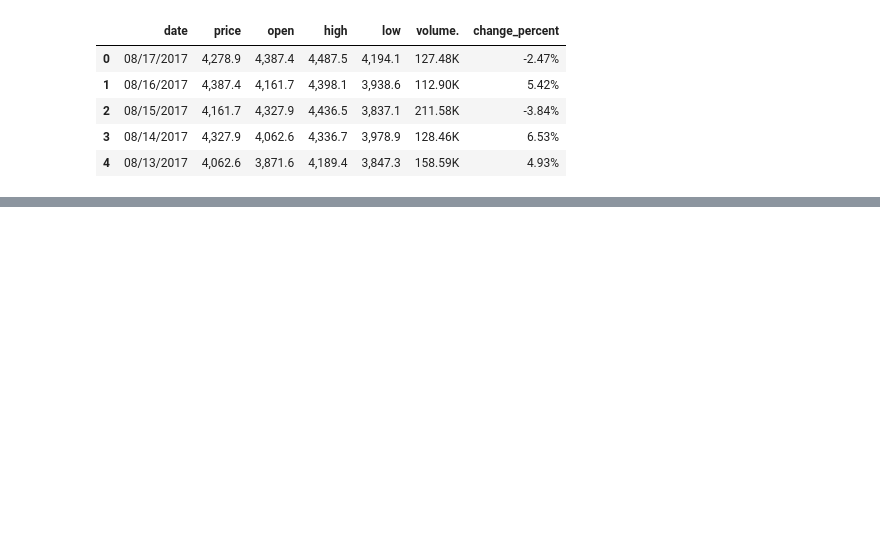
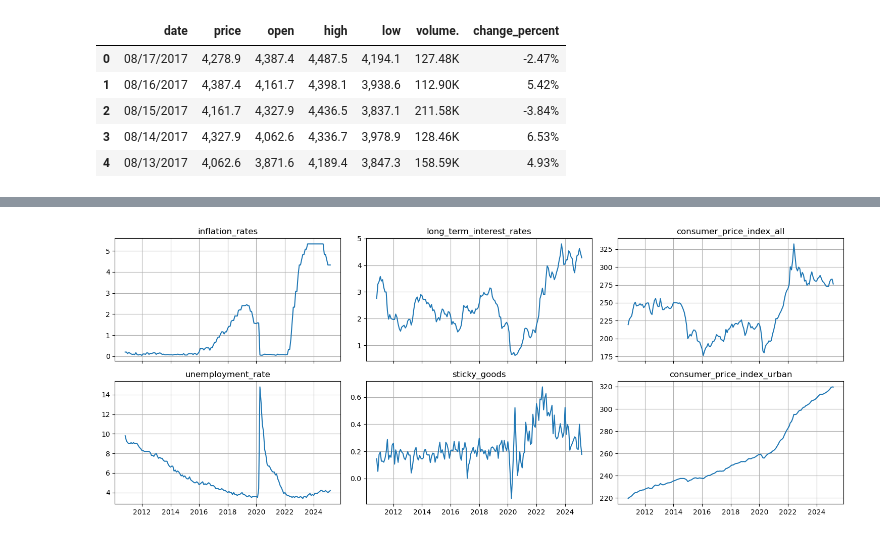
Before and after one commit to blairjdaniel/fintech_fraud, a Jupyter notebook: notebooks/data_import.ipynb, the cells around one changed output, grey strips where cells are left out. Cells and saved outputs as stored; diff of their text form; code cells hidden in the pictures; blank space fills up the shorter version.

```diff
--- a/notebooks/data_import.ipynb
+++ b/notebooks/data_import.ipynb
@@ -45,0 +49,3 @@ data.head()
+# %%
+# Convert the "date" column from MM/DD/YYYY into YYYY-MM-DD format
+data_all['date'] = pd.to_datetime(data_all['date'], format='%m/%d/%Y').dt.strftime('%Y-%m-%d')
@@ -45,0 +144,9 @@ data.head()
+# %%
+# Define the columns to check for NaNs (all except "gdp")
+cols_to_check = [col for col in first_day_df.columns if col != "gdp"]
+
+# Drop rows with NaN in any of those columns
+clean_df = first_day_df.dropna(subset=cols_to_check)
+# %%
+# Fill all NaN values with 0
+clean_df_filled = clean_df.fillna(0)
@@ -45,0 +183,3 @@ data.head()
+# %%
+fed_data = clean_df_filled.drop(columns=['gdp'])
+fed_data.head()
@@ -45,0 +195,34 @@ data.head()
+# %%
+import math
+import matplotlib.pyplot as plt
+
+# Convert date column and sort the DataFrame (if not already done)
+fed_data['date'] = pd.to_datetime(fed_data['date'])
+fed_data = fed_data.sort_values('date')
+
+# Select only numeric columns (excluding the date column)
+numeric_cols = fed_data.select_dtypes(include=[np.number]).columns
+
+# Define grid dimensions
+n_plots = len(numeric_cols)
+cols = 3  # Number of columns in grid
+rows = math.ceil(n_plots / cols)
+
+# Create subplots
+fig, axes = plt.subplots(rows, cols, figsize=(15, rows * 3), sharex=True)
+axes = axes.flatten()
+
+# Plot each numeric column as a line chart
+for i, col in enumerate(numeric_cols):
+    axes[i].plot(fed_data['date'], fed_data[col],  color='tab:blue', linestyle='-')
+    axes[i].set_title(col)
+    axes[i].grid(True)
+
+# Remove any extra subplots
+for j in range(i + 1, len(axes)):
+    fig.delaxes(axes[j])
+
+plt.tight_layout()
+plt.show()
+# %% [output]
+[figure, added]
```
Also changed, not shown: parts of 21 cells of this notebook, 3 other files.
